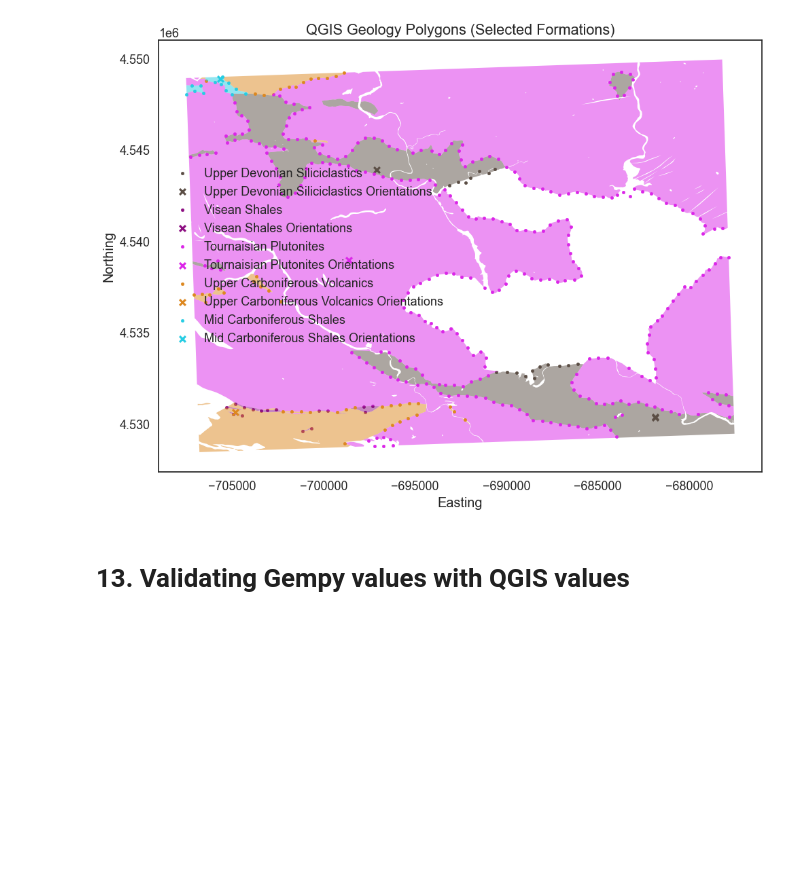
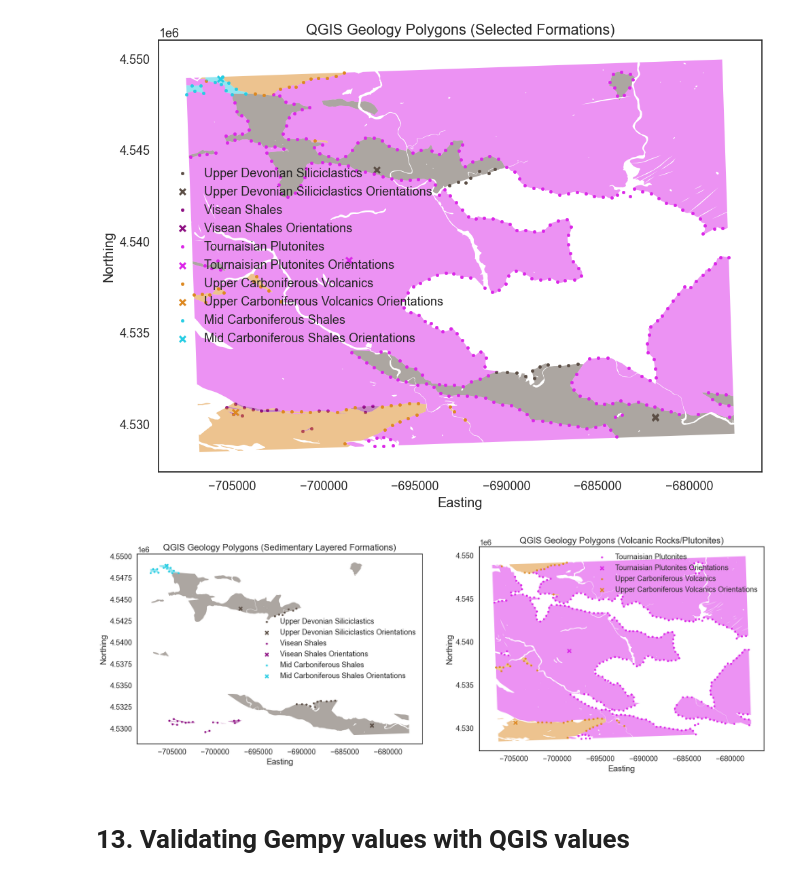
Before and after one commit to terranigma-solutions/Mineye-Terranigma, a Jupyter notebook: GeoModel/gempyModel.ipynb, the cells around one changed output. Cells and saved outputs as stored; diff of their text form; code cells hidden in the pictures; blank space fills up the shorter version.

```diff
--- a/GeoModel/gempyModel.ipynb
+++ b/GeoModel/gempyModel.ipynb
@@ -378,6 +378,49 @@ plt.tight_layout()
 plt.show()
 # %% [output]
 [figure]
+# %%
+fig, axes = plt.subplots(1, 2, figsize=(20, 10))
+
+# Sedimentary Layered Formations
+formations1 = [
+    'Upper Devonian Siliciclastics',
+    'Visean Shales',
+    'Mid Carboniferous Shales'
+]
+colors1 = ["#5B4E45", "#8D0F82FF", "#26CDE3"]
+
+for formation, colour in zip(formations1, colors1):
+    gdf[gdf['GEOLOGY'] == formation].plot(ax=axes[0], color=colour, alpha=0.5)
+    axes[0].scatter(points_df[points_df['formation'] == formation]['X'], points_df[points_df['formation'] == formation]['Y'], color=colour, s=10, label=formation)
+    axes[0].scatter(orientations_df[orientations_df['formation'] == formation]['X'], orientations_df[orientations_df['formation'] == formation]['Y'], color=colour, s=40, marker='x', label=f"{formation} Orientations")
+
+axes[0].set_title('QGIS Geology Polygons (Sedimentary Layered Formations)')
+axes[0].set_xlabel('Easting')
+axes[0].set_ylabel('Northing')
+axes[0].set_aspect('equal')
+axes[0].legend()
+axes[0].grid(False)
+
+# Volcanic Rocks/Plutonites
+formations2 = [
+    'Tournaisian Plutonites',
+    'Upper Carboniferous Volcanics',
+]
+colors2 = ["#DB26E8", "#DD8820"]
+
+for formation, colour in zip(formations2, colors2):
+    gdf[gdf['GEOLOGY'] == formation].plot(ax=axes[1], color=colour, alpha=0.5)
+    axes[1].scatter(points_df[points_df['formation'] == formation]['X'], points_df[points_df['formation'] == formation]['Y'], color=colour, s=10, label=formation)
+    axes[1].scatter(orientations_df[orientations_df['formation'] == formation]['X'], orientations_df[orientations_df['formation'] == formation]['Y'], color=colour, s=40, marker='x', label=f"{formation} Orientations")
+
+axes[1].set_title('QGIS Geology Polygons (Volcanic Rocks/Plutonites)')
+axes[1].set_xlabel('Easting')
+axes[1].set_ylabel('Northing')
+axes[1].set_aspect('equal')
+axes[1].legend()
+axes[1].grid(False)
+# %% [output]
+[figure, added]
 # %% [markdown]
 # 13. Validating Gempy values with QGIS values
 # %% [markdown]
```
Also changed, not shown: parts of 6 cells of this notebook, 3 other files.
